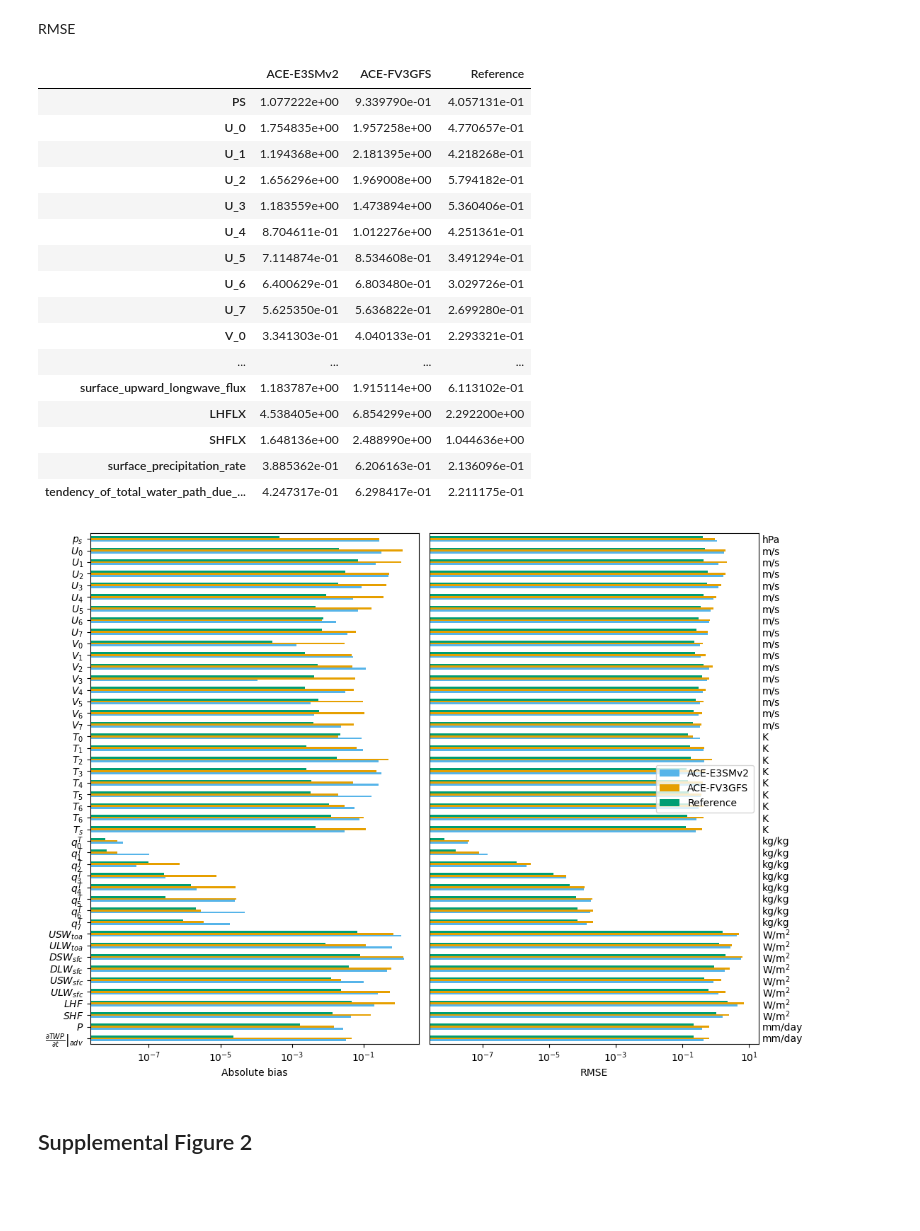
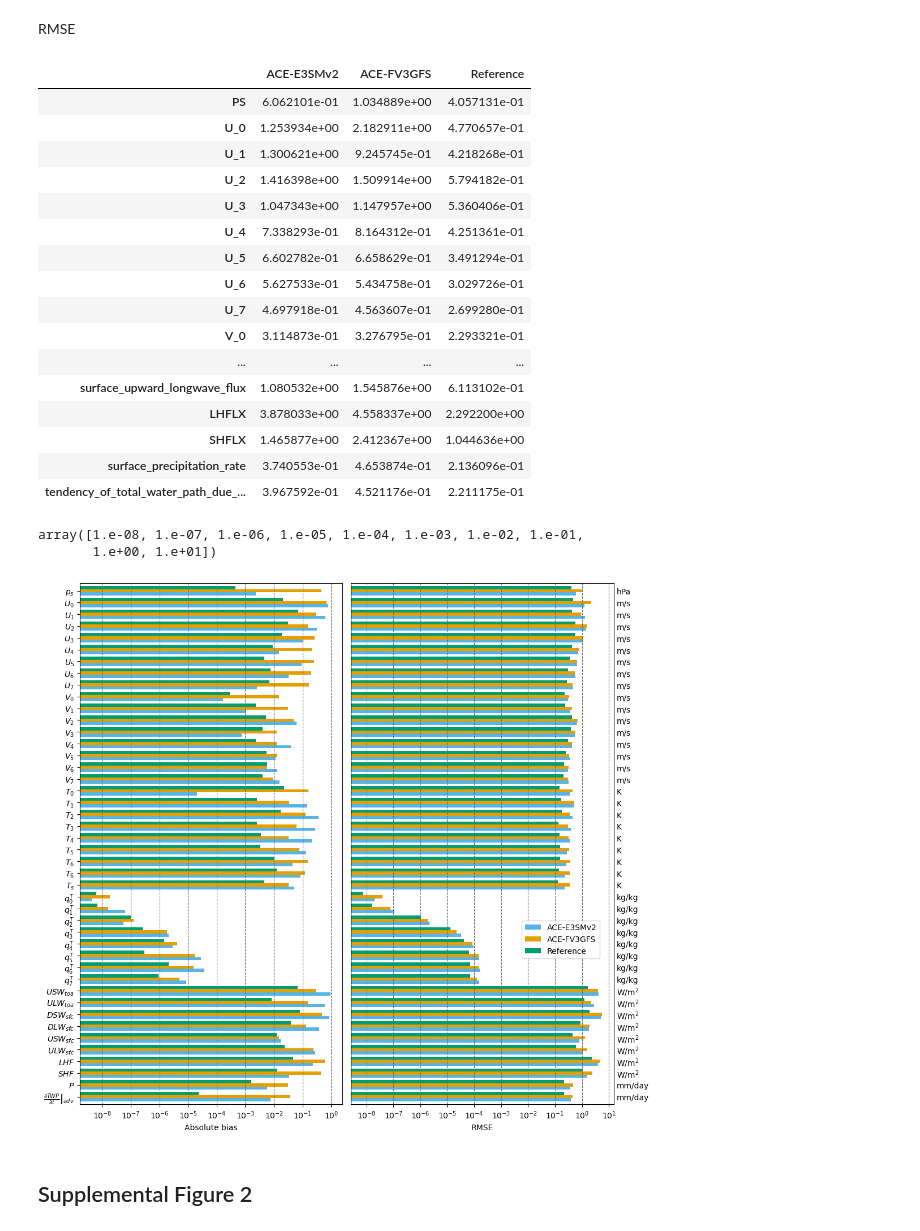
Before and after one commit to ai2cm/e3sm-v2-fme-manuscript, a Jupyter notebook: notebooks/figures.ipynb, the cells around one changed output. Cells and saved outputs as stored; diff of their text form; code cells hidden in the pictures; blank space fills up the shorter version.

```diff
--- a/notebooks/figures.ipynb
+++ b/notebooks/figures.ipynb
@@ -36,13 +42,13 @@ _ = xr.set_options(keep_attrs=True)
 ## Get config, define constants, make output plots directory, and open datasets
 # %%
 if not "RUN_KEY" in os.environ:
-    RUN_KEY = "42yrs-batch_size8-max_epochs50-lr3e-4-run4"
+    RUN_KEY = "42yrs-batch_size8-max_epochs50-lr3e-4-run4-ema"
     REF_KEY = "42-years-training-set-reference"
 else:
     RUN_KEY = os.environ["RUN_KEY"]
     REF_KEY = os.environ["REFERENCE_KEY"]
 
-FV3GFS_KEY = "with-hgt-sfc-frac-august-10yr"
+FV3GFS_KEY = "retrain-30e-rs1-10yr-ema"
 
 print(f"Run key: {RUN_KEY}")
 print(f"Reference key: {REF_KEY}")
@@ -552,39 +555,54 @@ inf_rmse_df = inf_rmse.join([
 inf_rmse_df[["ACE-E3SMv2", "ACE-FV3GFS", "Reference"]]
 # %% [output]
 |  | ACE-E3SMv2 | ACE-FV3GFS | Reference |
-| PS | 1.077222e+00 | 9.339790e-01 | 4.057131e-01 |
-| U_0 | 1.754835e+00 | 1.957258e+00 | 4.770657e-01 |
-| U_1 | 1.194368e+00 | 2.181395e+00 | 4.218268e-01 |
-| U_2 | 1.656296e+00 | 1.969008e+00 | 5.794182e-01 |
-| U_3 | 1.183559e+00 | 1.473894e+00 | 5.360406e-01 |
-| U_4 | 8.704611e-01 | 1.012276e+00 | 4.251361e-01 |
-| U_5 | 7.114874e-01 | 8.534608e-01 | 3.491294e-01 |
-| U_6 | 6.400629e-01 | 6.803480e-01 | 3.029726e-01 |
-| U_7 | 5.625350e-01 | 5.636822e-01 | 2.699280e-01 |
-| V_0 | 3.341303e-01 | 4.040133e-01 | 2.293321e-01 |
+| PS | 6.062101e-01 | 1.034889e+00 | 4.057131e-01 |
+| U_0 | 1.253934e+00 | 2.182911e+00 | 4.770657e-01 |
+| U_1 | 1.300621e+00 | 9.245745e-01 | 4.218268e-01 |
+| U_2 | 1.416398e+00 | 1.509914e+00 | 5.794182e-01 |
+| U_3 | 1.047343e+00 | 1.147957e+00 | 5.360406e-01 |
+| U_4 | 7.338293e-01 | 8.164312e-01 | 4.251361e-01 |
+| U_5 | 6.602782e-01 | 6.658629e-01 | 3.491294e-01 |
+| U_6 | 5.627533e-01 | 5.434758e-01 | 3.029726e-01 |
+| U_7 | 4.697918e-01 | 4.563607e-01 | 2.699280e-01 |
+| V_0 | 3.114873e-01 | 3.276795e-01 | 2.293321e-01 |
 | ... | ... | ... | ... |
-| surface_upward_longwave_flux | 1.183787e+00 | 1.915114e+00 | 6.113102e-01 |
-| LHFLX | 4.538405e+00 | 6.854299e+00 | 2.292200e+00 |
-| SHFLX | 1.648136e+00 | 2.488990e+00 | 1.044636e+00 |
-| surface_precipitation_rate | 3.885362e-01 | 6.206163e-01 | 2.136096e-01 |
-| tendency_of_total_water_path_due_... | 4.247317e-01 | 6.298417e-01 | 2.211175e-01 |
+| surface_upward_longwave_flux | 1.080532e+00 | 1.545876e+00 | 6.113102e-01 |
+| LHFLX | 3.878033e+00 | 4.558337e+00 | 2.292200e+00 |
+| SHFLX | 1.465877e+00 | 2.412367e+00 | 1.044636e+00 |
+| surface_precipitation_rate | 3.740553e-01 | 4.653874e-01 | 2.136096e-01 |
+| tendency_of_total_water_path_due_... | 3.967592e-01 | 4.521176e-01 | 2.211175e-01 |
+# %%
+np.logspace(-8, 1, 10)
+# %% [output]
+array([1.e-08, 1.e-07, 1.e-06, 1.e-05, 1.e-04, 1.e-03, 1.e-02, 1.e-01,
+       1.e+00, 1.e+01])
 # %%
 order = list(all_vars.keys())[::-1]
 
 abs_bias_ordered = np.abs(inf_bias_df.loc[order].set_index("label"))
 rmse_ordered = inf_rmse_df.loc[order]
 
-fig, axs = plt.subplots(1, 2, figsize=(11, 8))
-abs_bias_ordered.plot.barh(ax=axs[0], logx=True, legend=False)
-rmse_ordered.plot.barh(ax=axs[1], logx=True)
+fig, axs = plt.subplots(1, 2, figsize=(11, 10))
+abs_bias_ordered.plot.barh(ax=axs[0], logx=True, legend=False, width=0.8)
+rmse_ordered.plot.barh(ax=axs[1], logx=True, legend=False, width=0.8)
+
+axs[0].set_xticks(np.logspace(-8, 0, 9))
 axs[0].set_xlabel('Absolute bias')
 axs[0].set_ylabel('')
+
+axs[1].set_xticks(np.logspace(-8, 1, 10))
 axs[1].set_xlabel('RMSE')
 axs[1].yaxis.set_tick_params(labelleft=False, labelright=True, length=0.0)
 axs[1].set_yticklabels(rmse_ordered["units"])
+
+for ax in axs:
+    ax.grid(axis="x", linestyle="--", color="dimgray")
+
+axs[1].legend(loc=(0.65, 0.28))
+
 plt.tight_layout()
 # %% [output]
-[figure, old version]
+[figure, new version]
 # %%
 fig.savefig(os.path.join(OUTDIR, "global_time_means.pdf"), bbox_inches="tight")
 # %% [markdown]
```
Also changed, not shown: parts of 20 cells of this notebook, 2 other files.
